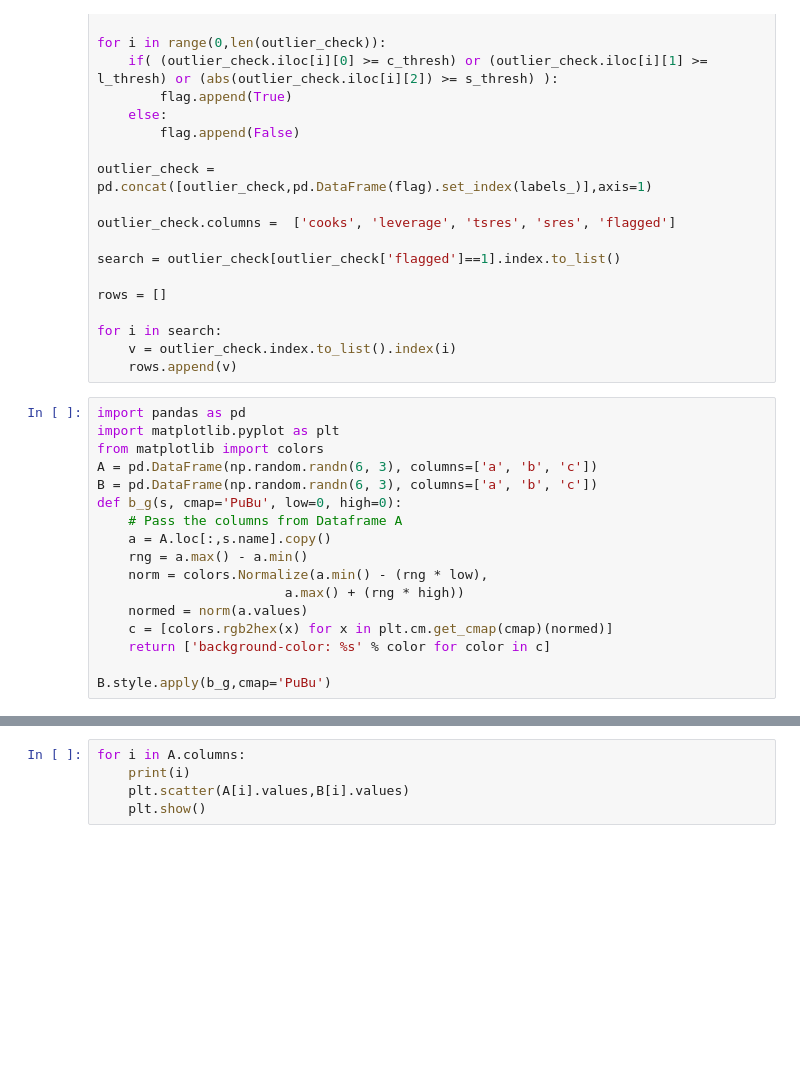
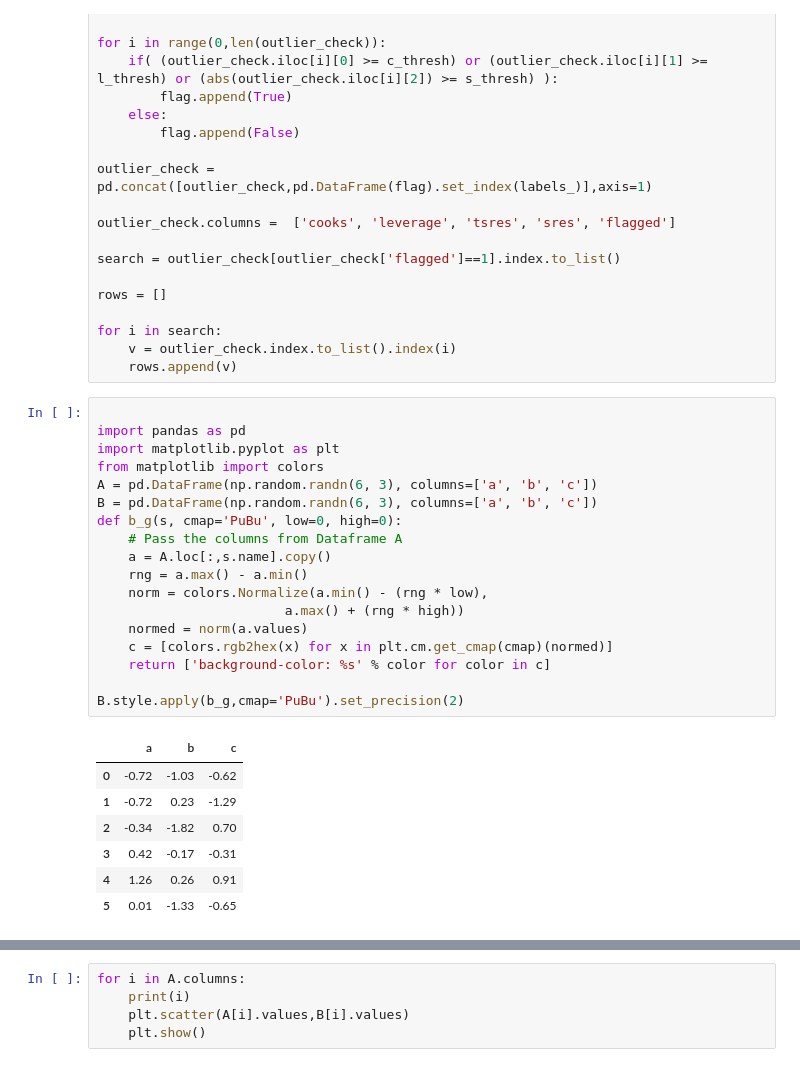
Before and after one commit to webclinic017/Python-Stock-1, a Jupyter notebook: ClusterGram-ElasticNet.ipynb, the cells around one changed output, grey strips where cells are left out. Drawn from its saved outputs; the diff is of its cells as text; blank space fills up the shorter version.

```diff
--- a/ClusterGram-ElasticNet.ipynb
+++ b/ClusterGram-ElasticNet.ipynb
@@ -1121,22 +1121,31 @@ for i in search:
     v = outlier_check.index.to_list().index(i)
     rows.append(v)
 # %%
+
 import pandas as pd
 import matplotlib.pyplot as plt
 from matplotlib import colors
 A = pd.DataFrame(np.random.randn(6, 3), columns=['a', 'b', 'c'])
 B = pd.DataFrame(np.random.randn(6, 3), columns=['a', 'b', 'c'])
 def b_g(s, cmap='PuBu', low=0, high=0):
     # Pass the columns from Dataframe A
     a = A.loc[:,s.name].copy()
     rng = a.max() - a.min()
     norm = colors.Normalize(a.min() - (rng * low),
                         a.max() + (rng * high))
     normed = norm(a.values)
     c = [colors.rgb2hex(x) for x in plt.cm.get_cmap(cmap)(normed)]
     return ['background-color: %s' % color for color in c]
 
-B.style.apply(b_g,cmap='PuBu')
+B.style.apply(b_g,cmap='PuBu').set_precision(2)
+# %% [output]
+|  | a | b | c |
+| 0 | -0.72 | -1.03 | -0.62 |
+| 1 | -0.72 | 0.23 | -1.29 |
+| 2 | -0.34 | -1.82 | 0.70 |
+| 3 | 0.42 | -0.17 | -0.31 |
+| 4 | 1.26 | 0.26 | 0.91 |
+| 5 | 0.01 | -1.33 | -0.65 |
 # %%
 trf_ = zca.ZCA().fit(transformed)
 
```
Also changed, not shown: parts of 2 cells of this notebook, 3 other files.
